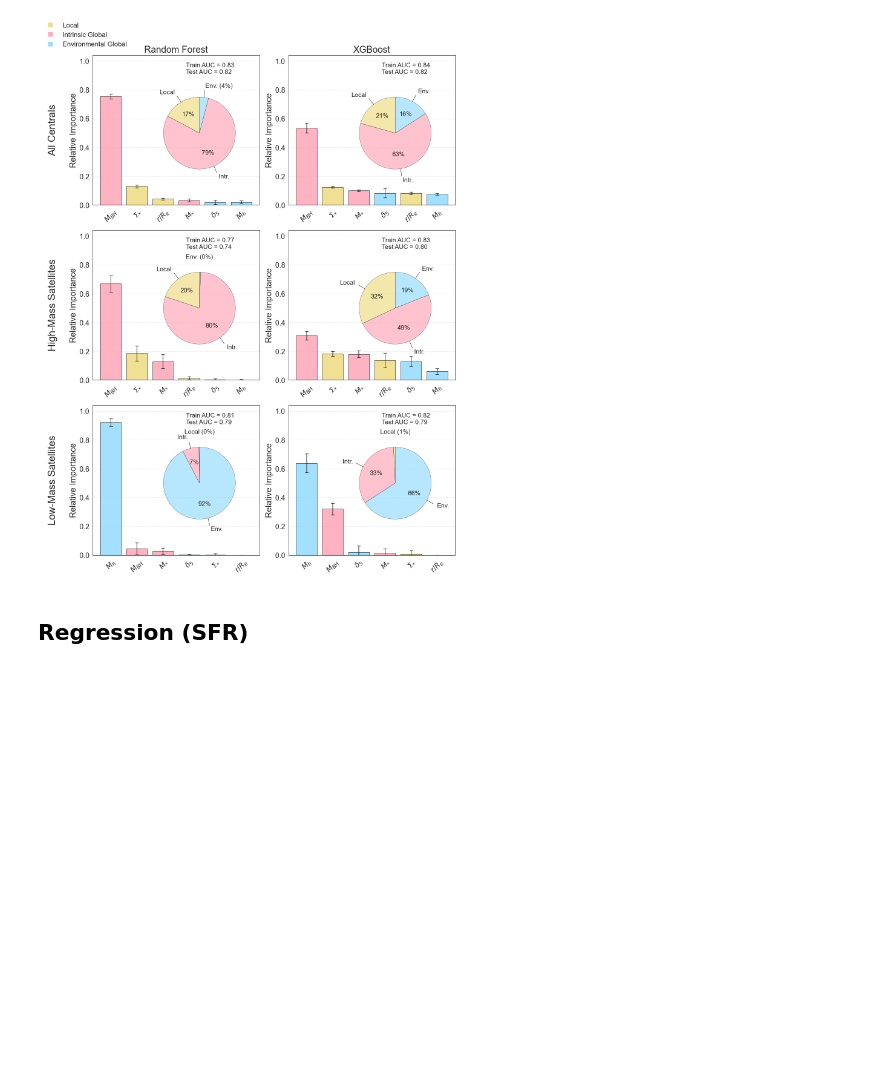
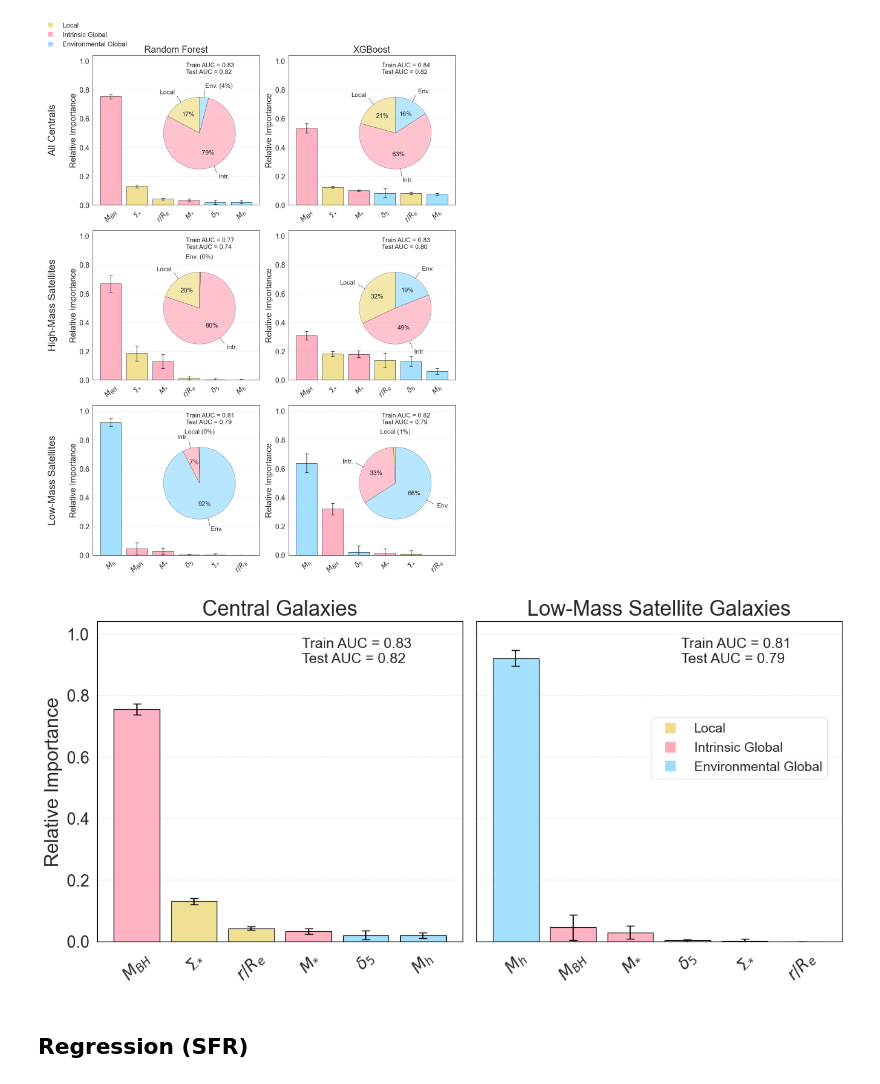
Before and after one commit to bryannemcd/tng_quenching_ml, a Jupyter notebook: pubplots/combined_pubfigs.ipynb, the cells around one changed output. Saved outputs shown, nothing was run; the diff lists cells and outputs as text; code cells hidden in the pictures; blank space fills up the shorter version.

Commit message:
last figure update

```diff
--- a/pubplots/combined_pubfigs.ipynb
+++ b/pubplots/combined_pubfigs.ipynb
@@ -244,6 +244,83 @@ six_panel(clf_imps, clf_metrics, col_titles, row_titles, metric_type='AUC',
           mid_threshold=5, under_threshold=2)
 # %% [output]
 [figure]
+# %%
+# Two-panel version: Random Forest classification only, Centrals vs Low-Mass
+# Satellites. No pie charts; train/test AUC retained; color legend lives in
+# the right-hand panel.
+def two_panel_rf_classification(imps, metrics, panel_titles, save_path=None, figsize=(12, 6)):
+    plt.rcParams.update({
+        "text.usetex": False,
+        "font.family": "serif",
+        "font.serif": ["Times New Roman"],
+    })
+    sns.set_style("whitegrid")
+    sns.set_context("paper", font_scale=1.4)
+
+    max_imp = max((df['Mean Importance'] + df['Std Dev']).max() for df in imps) * 1.1
+
+    fig, axes = plt.subplots(1, 2, figsize=figsize, sharey=True)
+
+    for i, (df, mdf, ax) in enumerate(zip(imps, metrics, axes)):
+        df = df.sort_values('Mean Importance', ascending=False).copy()
+        df['orig_feature'] = df['Feature']
+        df['Feature'] = df['Feature'].map(lambda x: latex_labels.get(x, x))
+
+        colors = [local_color if feat in local_features
+                  else intrinsic_global_color if feat in intrinsic_global_features
+                  else environmental_global_color for feat in df['orig_feature']]
+        ax.bar(
+            df['Feature'], df['Mean Importance'], yerr=df['Std Dev'],
+            capsize=4, color=colors, edgecolor='black', linewidth=0.8, alpha=0.9
+        )
+
+        for spine in ax.spines.values():
+            spine.set_edgecolor('black')
+            spine.set_linewidth(0.8)
+
+        ax.set_title(panel_titles[i], fontsize=22)
+        ax.set_ylim(0, max_imp)
+        ax.grid(axis='y', linestyle='--', alpha=0.5)
+        ax.grid(False, axis='x')
+        ax.tick_params(axis='x', labelrotation=45, labelsize=17)
+        ax.tick_params(axis='y', labelsize=17)
+        if i == 0:
+            ax.set_ylabel(r'Relative Importance', fontsize=20)
+
+        # Train/test AUC annotation
+        mdf = mdf.copy()
+        mdf.columns = mdf.columns.str.strip()
+        train = mdf['Train AUC'].iloc[0]
+        test = mdf['Test AUC'].iloc[0]
+        textstr = f"Train AUC = {train:.2f}\nTest AUC = {test:.2f}"
+        ax.text(0.56, 0.95, textstr, transform=ax.transAxes,
+                fontsize=15, verticalalignment='top',
+                bbox=dict(boxstyle='round', facecolor='white', alpha=0.7))
+
+    # Color legend, placed inside the right-hand panel below the AUC box
+    handles = [
+        plt.Line2D([0], [0], marker='s', color=local_color, lw=0, markersize=10, label='Local'),
+        plt.Line2D([0], [0], marker='s', color=intrinsic_global_color, lw=0, markersize=10, label='Intrinsic Global'),
+        plt.Line2D([0], [0], marker='s', color=environmental_global_color, lw=0, markersize=10, label='Environmental Global'),
+    ]
+    axes[1].legend(handles=handles, loc='upper right', bbox_to_anchor=(0.98, 0.72),
+                   frameon=True, framealpha=0.7, fontsize=14)
+
+    plt.tight_layout()
+
+    if save_path:
+        fig.savefig(save_path, dpi=300, bbox_inches='tight')
+    plt.show()
+
+
+two_panel_rf_classification(
+    imps=[clf_imps[0], clf_imps[4]],
+    metrics=[clf_metrics[0], clf_metrics[4]],
+    panel_titles=['Central Galaxies', 'Low-Mass Satellite Galaxies'],
+    save_path='../pubplots/rf_classification_two_panel.pdf',
+)
+# %% [output]
+[figure, added]
 # %% [markdown]
 ## Regression (SFR)
 # %%
```
Also changed, not shown: 3 other files.
